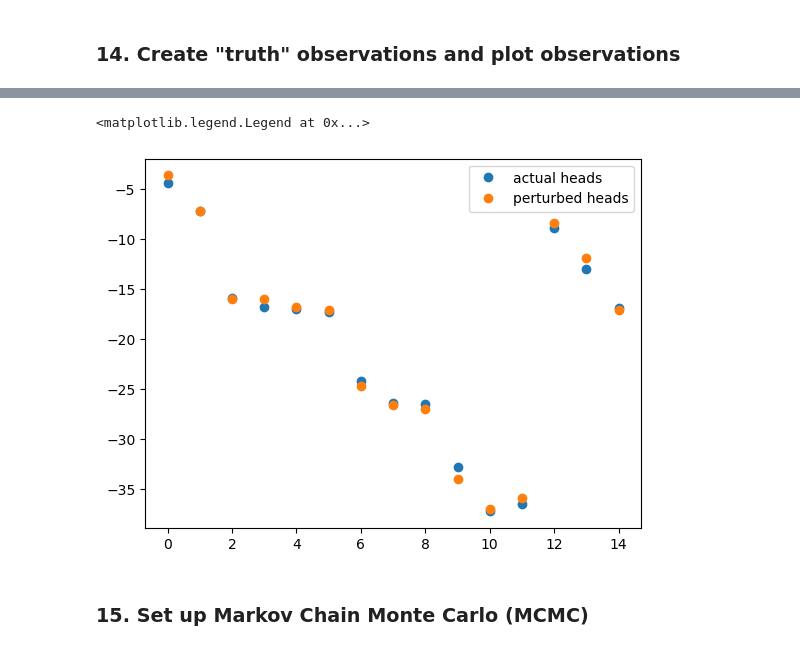
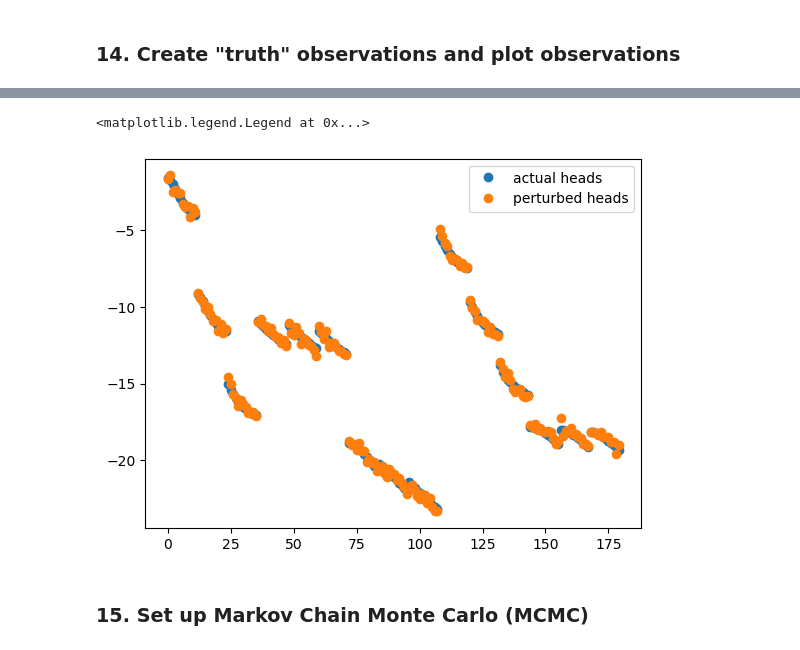
Before and after one commit to kerrybardot/loop_to_flopy, a Jupyter notebook: scripts/04 inverse_modelling_pinchout.ipynb, the cells around one changed output, grey strips where cells are left out. Drawn from its saved outputs; the diff is of its cells as text; code cells hidden in the pictures.

```diff
--- a/scripts/04 inverse_modelling_pinchout.ipynb
+++ b/scripts/04 inverse_modelling_pinchout.ipynb
@@ -108,10 +153,4 @@ WARNING: 2024-06-01 22:32:22,632: geological_model.py:609 -- deprecated method.
 # %%
-P.hk = [1, 0.1, 10, 0.1]
-P.vk = [i/10 for i in P.hk]
-
-# Initiate models
-R = Model('loopshowcase', P, plan = 'vor', transect = 'con')
-R.create_lith_dis_arrays(P)     # Create lithology and discretisation arrays (DIS)
 R.create_prop_arrays(P)         # Create property arrays (NPF)
 R.create_flow_package_arrays(P) # Create flow packages (CHD, RCH, IC, WEL, OBS)
 print(R.modelname, ' has ', R.nnodes_div, ' nodes.')
@@ -180,0 +237,4 @@ R.hobs_steady.shape #nobs, nz
+# %%
+R.ref_steady  = process_obs_steady(P, R)
+R.ref_past    = process_obs_past(P, R)
+R.ref_future  = process_obs_future(P, R)
@@ -180,0 +251,20 @@ R.hobs_steady.shape #nobs, nz
+# %%
+# Get times
+csv_file = os.path.join(P.workspace, R.modelname + "_past.csv")
+data_set = pd.read_csv(csv_file, header=0)
+df = pd.DataFrame(data_set)
+times_past = df.iloc[:,0]/365
+
+csv_file = os.path.join(P.workspace, R.modelname + "_future.csv")
+data_set = pd.read_csv(csv_file, header=0)
+df = pd.DataFrame(data_set)
+times_future = df.iloc[:,0]/365+2
+# %%
+colors = ['red','green','blue']
+R.ref_future.shape
+for j in range(P.nobs):
+    for i in range(P.nzobs):
+        plt.plot(times_past, R.ref_past[j][i],'o', ms = 2, color = colors[i])
+        plt.plot(times_future, R.ref_future[j][i],'o', ms = 2, color = colors[i])
+plt.xlabel('Time (years)')
+plt.ylabel('Head (m)')
@@ -181,16 +274,17 @@ R.hobs_steady.shape #nobs, nz
 # %%
 # CREATE SYNTHETIC OBSERVATIONS BY PERTURBING ACTUAL HEADS
-err = 0.8
-hobs_ref = np.copy(R.hobs_steady)
+err = 0.2
+hobs_ref = np.copy(R.ref_past)
 for i in range(P.nobs):
-    for j in range(len(P.zobs)):
-        hobs_ref[i][j] += np.random.normal(0.,err) # Perturb samples either side of measurement
-plt.plot(R.hobs_steady.flatten(), 'o', label = 'actual heads')
+    for j in range(P.nzobs):
+        for k in range(hobs_ref.shape[2]):
+            hobs_ref[i][j][k] += np.random.normal(0.,err) # Perturb samples either side of measurement
+plt.plot(R.ref_past.flatten(), 'o', label = 'actual heads')
 plt.plot(hobs_ref.flatten(),'o', label = 'perturbed heads')
 plt.legend()
 # %% [output]
 <matplotlib.legend.Legend at 0x...>
-[figure, old version]
+[figure, new version]
 # %% [markdown]
 ### 15. Set up Markov Chain Monte Carlo (MCMC)
 # %% [markdown]
```
Also changed, not shown: parts of 58 cells of this notebook, 17 other files.
